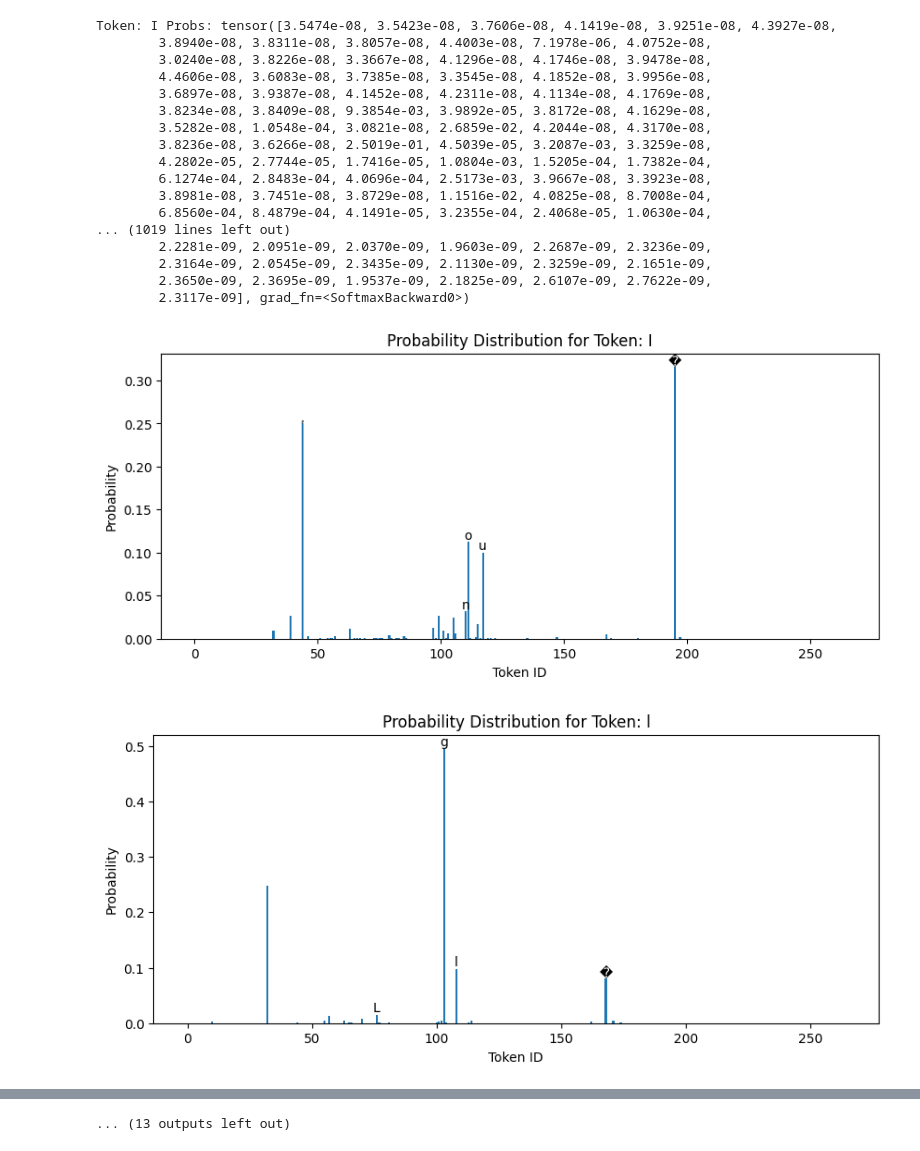
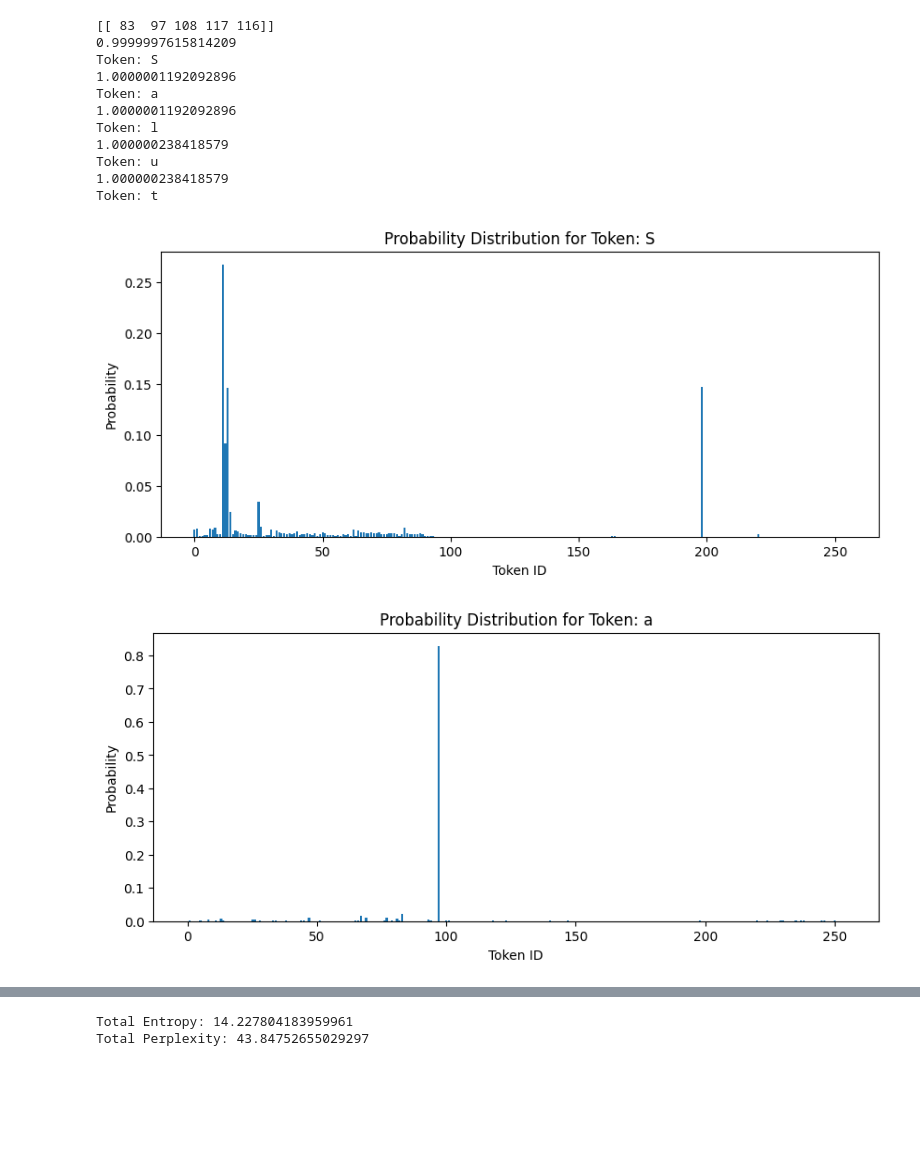
Before and after one commit to Unsuspicious-Industries/blm, a Jupyter notebook: train_gpt_bytes.ipynb, the cells around one changed output, grey strips where cells are left out. Saved outputs shown, nothing was run; the diff lists cells and outputs as text; code cells hidden in the pictures; blank space fills up the shorter version.

```diff
--- a/train_gpt_bytes.ipynb
+++ b/train_gpt_bytes.ipynb
@@ -263,0 +145,7 @@ model = GPTBForCausalLM.from_pretrained("./gptb").to(device)
+# %%
+
+model = BytesGPT(config)
+pretrained = True
+if pretrained:
+    gpt2_weights = tinygrad.nn.state.torch_load(tinygrad.fetch("https://huggingface.co/gpt2/resolve/main/pytorch_model.bin"))
+    model.load_wheights(gpt2_weights)
@@ -264,66 +212,54 @@ model = GPTBForCausalLM.from_pretrained("./gptb").to(device)
 # %%
-import torch
-import torch.nn.functional as F
+
 import matplotlib.pyplot as plt
 
-model.eval()
 # tokenize the initial input sentence
-input_ids = tokenizer("Il faut manger du pain.")["input_ids"]
-input_ids = torch.tensor(input_ids).unsqueeze(0).to(device)
+input_ids = encode("Salut")
+input_ids = Tensor(input_ids).reshape(1, -1)
+print(input_ids.numpy())
 
 probs = []
 
 # generate probability distributions for all tokens in the input sentence
 for i in range(len(input_ids[0])):
-    outputs = model(input_ids=input_ids[:, :i+1])
-    next_token_logits = outputs.logits[0, -1, :]
-    next_token_probs = F.softmax(next_token_logits, dim=-1)
-    print("Token:", tokenizer.decode([input_ids[0][i].item()]), "Probs:", next_token_probs)
+    logits = model(input_ids[:, :i+1])
+    next_token_probs = logits.softmax()[0, -1]
+    print(next_token_probs.sum().item())
+    print("Token:", decode([input_ids[0][i].item()]))
     probs.append(next_token_probs)
 
 # plot probability distributions
 for i, prob in enumerate(probs):
     plt.figure(figsize=(10, 4))
-    plt.bar(range(len(prob)), prob.cpu().detach().numpy())
-    plt.title(f"Probability Distribution for Token: {tokenizer.decode([input_ids[0][i].item()])}")
+    plt.bar(range(len(prob)), prob.numpy())
+    plt.title(f"Probability Distribution for Token: {decode([input_ids[0][i].item()])}")
     plt.xlabel("Token ID")
     plt.ylabel("Probability")
-
-    # Annotate the 5 most important probabilities with their corresponding characters
-    top_probs, top_indices = torch.topk(prob, 5)
-    for j in range(5):
-        plt.text(top_indices[j].item(), top_probs[j].item(), tokenizer.decode([top_indices[j].item()]), ha='center', va='bottom')
 
     plt.show()
 
 # analyze entropy and perplexity
-total_entropy = 0.0
-total_perplexity = 0.0
+total_entropy = Tensor(0.0)
+total_perplexity = Tensor(0.0)
 for prob in probs:
-    entropy = -torch.sum(prob * torch.log2(prob))
-    perplexity = 2 ** entropy
-    total_entropy += entropy
-    total_perplexity += perplexity
+    entropy = prob.log2().neg().mul(prob).sum()
+    perplexity = entropy.exp2()
+    total_entropy = total_entropy.add(entropy)
+    total_perplexity = total_perplexity.add(perplexity)
 
 print("Total Entropy:", total_entropy.item())
 print("Total Perplexity:", total_perplexity.item())
 # %% [output]
-Token: I Probs: tensor([3.5474e-08, 3.5423e-08, 3.7606e-08, 4.1419e-08, 3.9251e-08, 4.3927e-08,
-        3.8940e-08, 3.8311e-08, 3.8057e-08, 4.4003e-08, 7.1978e-06, 4.0752e-08,
-        3.0240e-08, 3.8226e-08, 3.3667e-08, 4.1296e-08, 4.1746e-08, 3.9478e-08,
-        4.4606e-08, 3.6083e-08, 3.7385e-08, 3.3545e-08, 4.1852e-08, 3.9956e-08,
-        3.6897e-08, 3.9387e-08, 4.1452e-08, 4.2311e-08, 4.1134e-08, 4.1769e-08,
-        3.8234e-08, 3.8409e-08, 9.3854e-03, 3.9892e-05, 3.8172e-08, 4.1629e-08,
-        3.5282e-08, 1.0548e-04, 3.0821e-08, 2.6859e-02, 4.2044e-08, 4.3170e-08,
-        3.8236e-08, 3.6266e-08, 2.5019e-01, 4.5039e-05, 3.2087e-03, 3.3259e-08,
-        4.2802e-05, 2.7744e-05, 1.7416e-05, 1.0804e-03, 1.5205e-04, 1.7382e-04,
-        6.1274e-04, 2.8483e-04, 4.0696e-04, 2.5173e-03, 3.9667e-08, 3.3923e-08,
-        3.8981e-08, 3.7451e-08, 3.8729e-08, 1.1516e-02, 4.0825e-08, 8.7008e-04,
-        6.8560e-04, 8.4879e-04, 4.1491e-05, 3.2355e-04, 2.4068e-05, 1.0630e-04,
-... (1019 lines left out)
-        2.2281e-09, 2.0951e-09, 2.0370e-09, 1.9603e-09, 2.2687e-09, 2.3236e-09,
-        2.3164e-09, 2.0545e-09, 2.3435e-09, 2.1130e-09, 2.3259e-09, 2.1651e-09,
-        2.3650e-09, 2.3695e-09, 1.9537e-09, 2.1825e-09, 2.6107e-09, 2.7622e-09,
-        2.3117e-09], grad_fn=<SoftmaxBackward0>)
+[[ 83  97 108 117 116]]
+0.9999997615814209
+Token: S
+1.0000001192092896
+Token: a
+1.0000001192092896
+Token: l
+1.000000238418579
+Token: u
+1.000000238418579
+Token: t
-[figure, old version]
+[figure, new version]
-[figure, old version]
+[figure, new version]
@@ -339,4 +269,5 @@ Token: I Probs: tensor([3.5474e-08, 3.5423e-08, 3.7606e-08, 4.1419e-08, 3.9251e-
-... (13 outputs left out)
+Total Entropy: 14.227804183959961
+Total Perplexity: 43.84752655029297
 # %%
 # try some completion with our model
 
```
Also changed, not shown: parts of 15 cells of this notebook, 13 other files.
